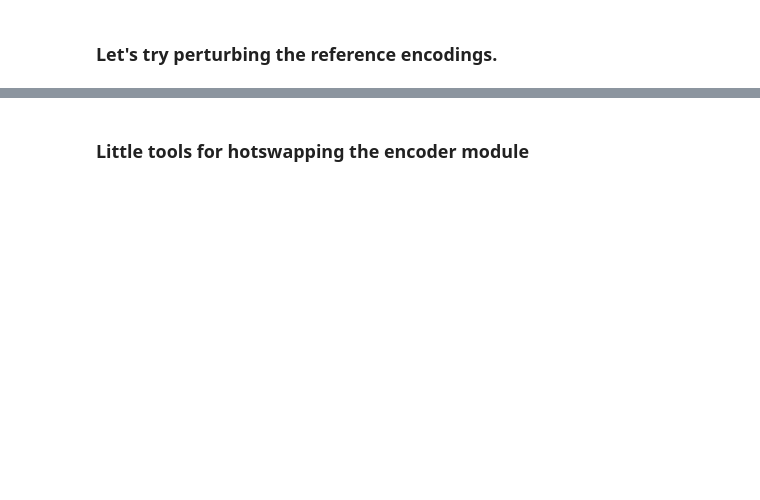
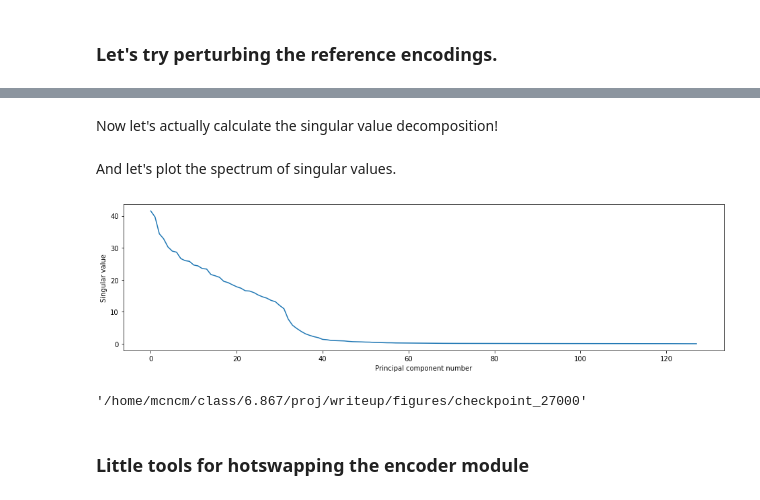
Before and after one commit to mcncm/tacotron2, a Jupyter notebook: inference.ipynb, the cells around one changed output, grey strips where cells are left out. Saved outputs shown, nothing was run; the diff lists cells and outputs as text; code cells hidden in the pictures; blank space fills up the shorter version.

```diff
--- a/inference.ipynb
+++ b/inference.ipynb
@@ -102,7 +50,8 @@ If you depend on functionality not listed there, please file an issue.
 #### Load model from checkpoint
 # %%
 # checkpoint_path = "tacotron2_statedict.pt"
-checkpoint_path = 'test-outdir/checkpoint_11000'
+checkpoint_path = 'new-test-outdir/checkpoint_27000'
+checkpoint_name = os.path.basename(checkpoint_path)
 model = load_model(hparams)
 model.load_state_dict(torch.load(checkpoint_path)['state_dict'])
 _ = model.cuda().eval()
@@ -141,9 +153,9 @@ def trim_spec(audio_data, threshold=-1e-7):
     mins, _ = torch.min(audio_data, 0)
     return audio_data[:, (mins < threshold).nonzero().squeeze()]
 # %%
-y_pred = model(x, y[0])
+y_pred = model(x)
 
-common_name = 'prosody_11k_steps'
+common_name = 'new_model'
 
 # audio_data = denoiser(audio, strength=0.02).data.cpu().numpy()
 specs = []
@@ -203,0 +201,17 @@ print(embeddings[0])
+# %%
+try:
+    train_ref_encodings = np.load(os.path.join(OUT_DIR, "train_ref_encodings.npy"))
+except:
+    #hparams_big_batch = create_hparams()
+    #hparams_big_batch.batch_size = 48
+    #train_loader, valset, collate_fn = prepare_dataloaders(hparams_big_batch)
+    train_ref_encodings = []
+    for i, batch in enumerate(train_loader):
+        if i % 10 == 0:
+            print("batch number", i)
+        x, y = model.parse_batch(batch)
+        mels = x[2]
+        encodings = model.ref_encoder(mels)  # TODO: replace with .inference
+        train_ref_encodings.append(encodings.cpu().detach().numpy())
+    train_ref_encodings = np.concatenate(train_ref_encodings)
+    np.save(os.path.join(OUT_DIR, "train_ref_encodings.npy"), train_ref_encodings)
@@ -203,0 +236,30 @@ print(embeddings[0])
+# %% [markdown]
+Now let's actually calculate the singular value decomposition!
+# %%
+try:
+    train_u = np.load(os.path.join(OUT_DIR, "train_u.npy"))
+    train_s = np.load(os.path.join(OUT_DIR, "train_s.npy"))
+    train_vh = np.load(os.path.join(OUT_DIR, "train_vh.npy"))
+except:
+    train_u, train_s, train_vh = np.linalg.svd(train_ref_encodings)
+    np.save(os.path.join(OUT_DIR, "train_u.npy"), train_u)
+    np.save(os.path.join(OUT_DIR, "train_s.npy"), train_s)
+    np.save(os.path.join(OUT_DIR, "train_vh.npy"), train_vh)
+# %% [markdown]
+And let's plot the spectrum of singular values.
+# %%
+def plot_singular_values(filename, train_s, figsize=(16, 4)):
+    fig, axes = plt.subplots(1, 1, figsize=figsize)
+    axes.plot(train_s)
+    axes.set_xlabel('Principal component number')
+    axes.set_ylabel('Singular value')
+    plt.savefig(os.path.join(FIGS_DIR, filename))
+    plt.show()
+
+plot_singular_values('ref_singular_values.png', train_s)
+# %% [output]
+[figure, added]
+# %%
+FIGS_DIR
+# %% [output]
+'/home/mcncm/class/6.867/proj/writeup/figures/checkpoint_27000'
```
Also changed, not shown: parts of 25 cells of this notebook, 1 other file.
